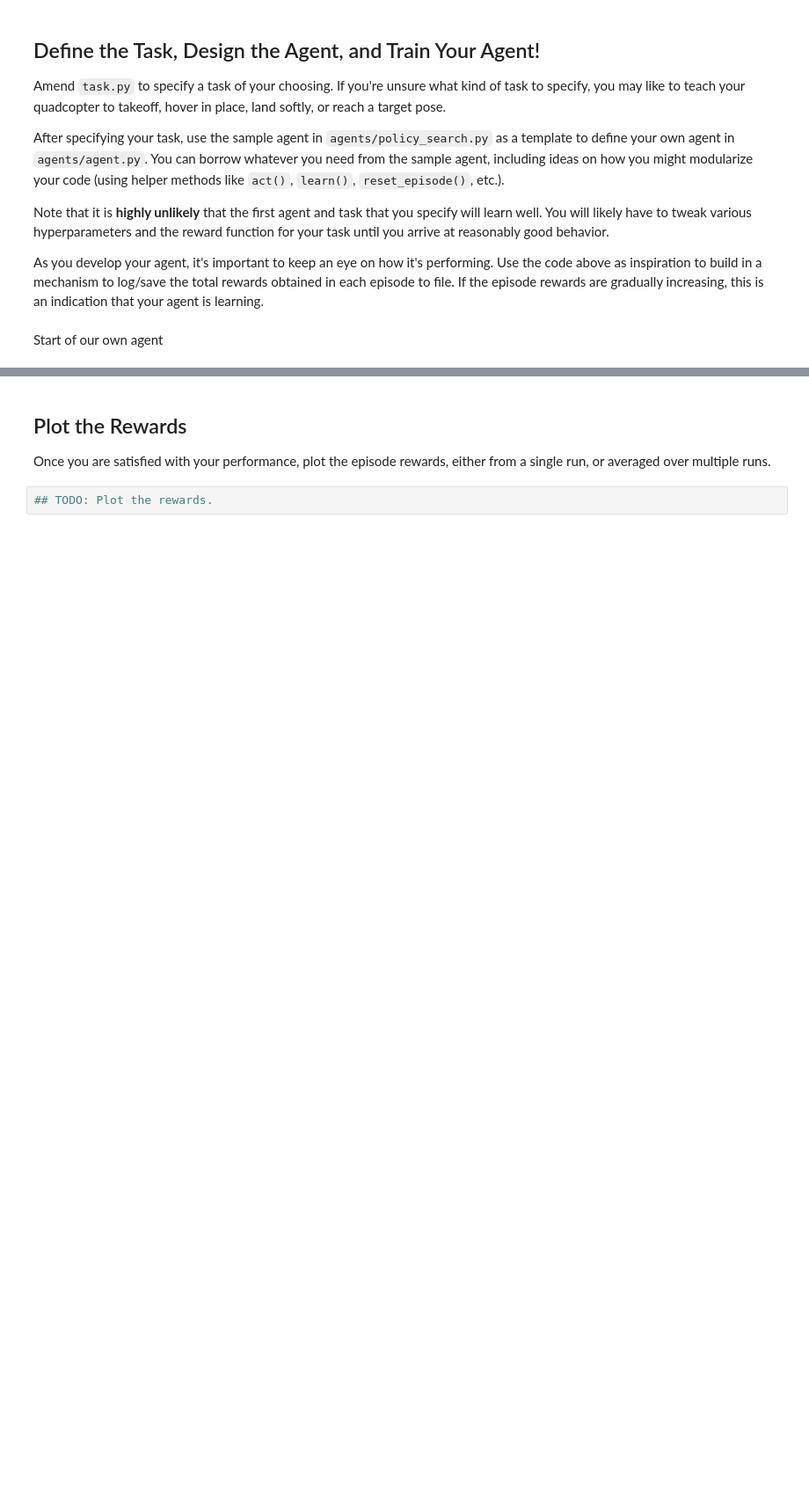
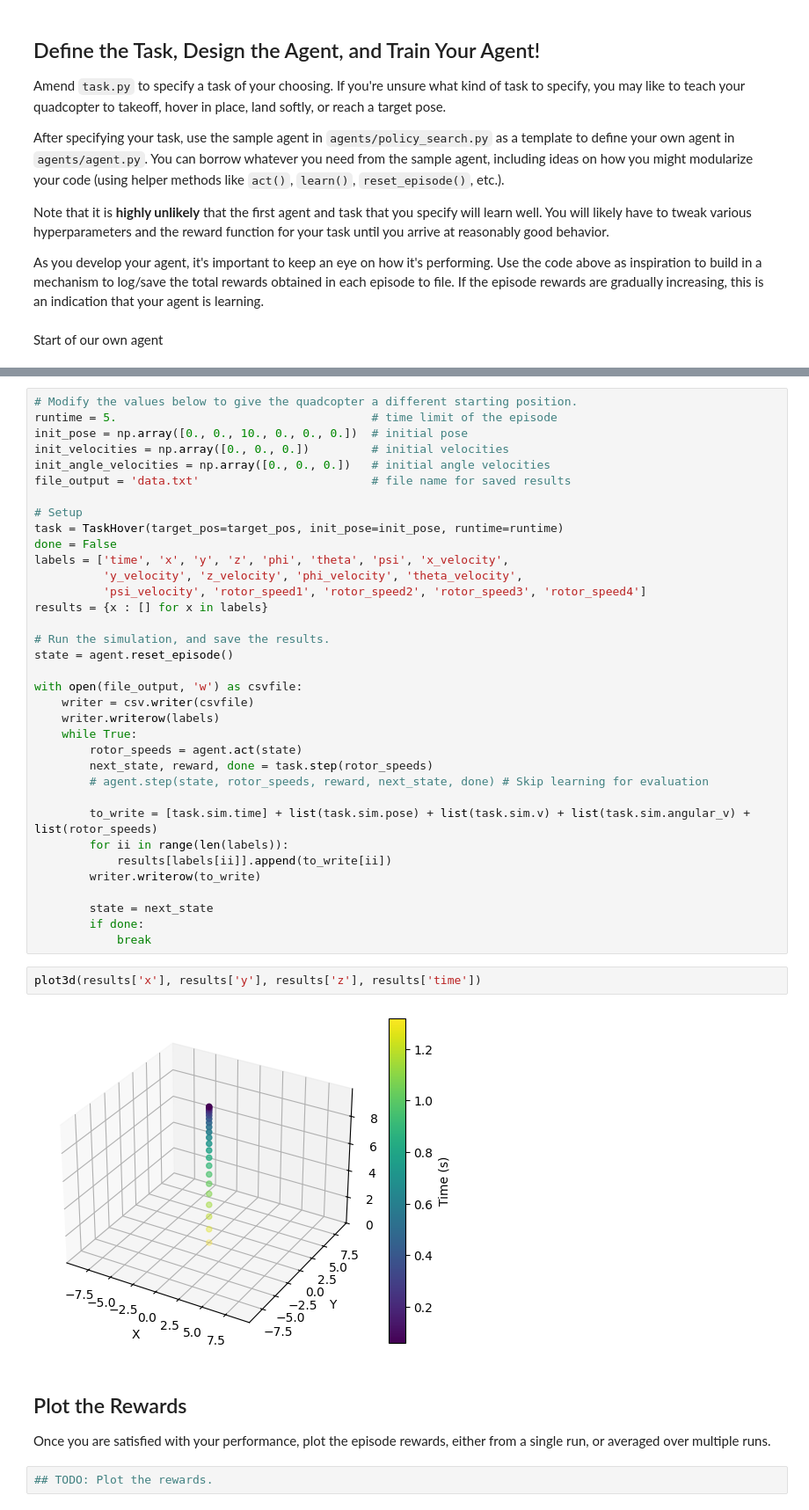
Before and after one commit to Hj-c0ding/RL-Quadcopter, a Jupyter notebook: RL-Quadcopter-2-master/Quadcopter_Project.ipynb, the cells around one changed output, grey strips where cells are left out. Shown at 88% size. Cells and saved outputs as stored; diff of their text form; blank space fills up the shorter version.

Commit message:
new graph

```diff
--- a/RL-Quadcopter-2-master/Quadcopter_Project.ipynb
+++ b/RL-Quadcopter-2-master/Quadcopter_Project.ipynb
@@ -354,3 +354,42 @@ Episode =  341, score =  -0.163 (best =   0.127)
+# %%
+# Modify the values below to give the quadcopter a different starting position.
+runtime = 5.                                     # time limit of the episode
+init_pose = np.array([0., 0., 10., 0., 0., 0.])  # initial pose
+init_velocities = np.array([0., 0., 0.])         # initial velocities
+init_angle_velocities = np.array([0., 0., 0.])   # initial angle velocities
+file_output = 'data.txt'                         # file name for saved results
+
+# Setup
+task = TaskHover(target_pos=target_pos, init_pose=init_pose, runtime=runtime)
+done = False
+labels = ['time', 'x', 'y', 'z', 'phi', 'theta', 'psi', 'x_velocity',
+          'y_velocity', 'z_velocity', 'phi_velocity', 'theta_velocity',
+          'psi_velocity', 'rotor_speed1', 'rotor_speed2', 'rotor_speed3', 'rotor_speed4']
+results = {x : [] for x in labels}
+
+# Run the simulation, and save the results.
+state = agent.reset_episode()
+
+with open(file_output, 'w') as csvfile:
+    writer = csv.writer(csvfile)
+    writer.writerow(labels)
+    while True:
+        rotor_speeds = agent.act(state)
+        next_state, reward, done = task.step(rotor_speeds)
+        # agent.step(state, rotor_speeds, reward, next_state, done) # Skip learning for evaluation
+
+        to_write = [task.sim.time] + list(task.sim.pose) + list(task.sim.v) + list(task.sim.angular_v) + list(rotor_speeds)
+        for ii in range(len(labels)):
+            results[labels[ii]].append(to_write[ii])
+        writer.writerow(to_write)
+
+        state = next_state
+        if done:
+            break
+# %%
+plot3d(results['x'], results['y'], results['z'], results['time'])
+# %% [output]
+[figure, added]
 # %% [markdown]
 ## Plot the Rewards
 
```
Also changed, not shown: parts of 1 cell of this notebook, 1 other file.
